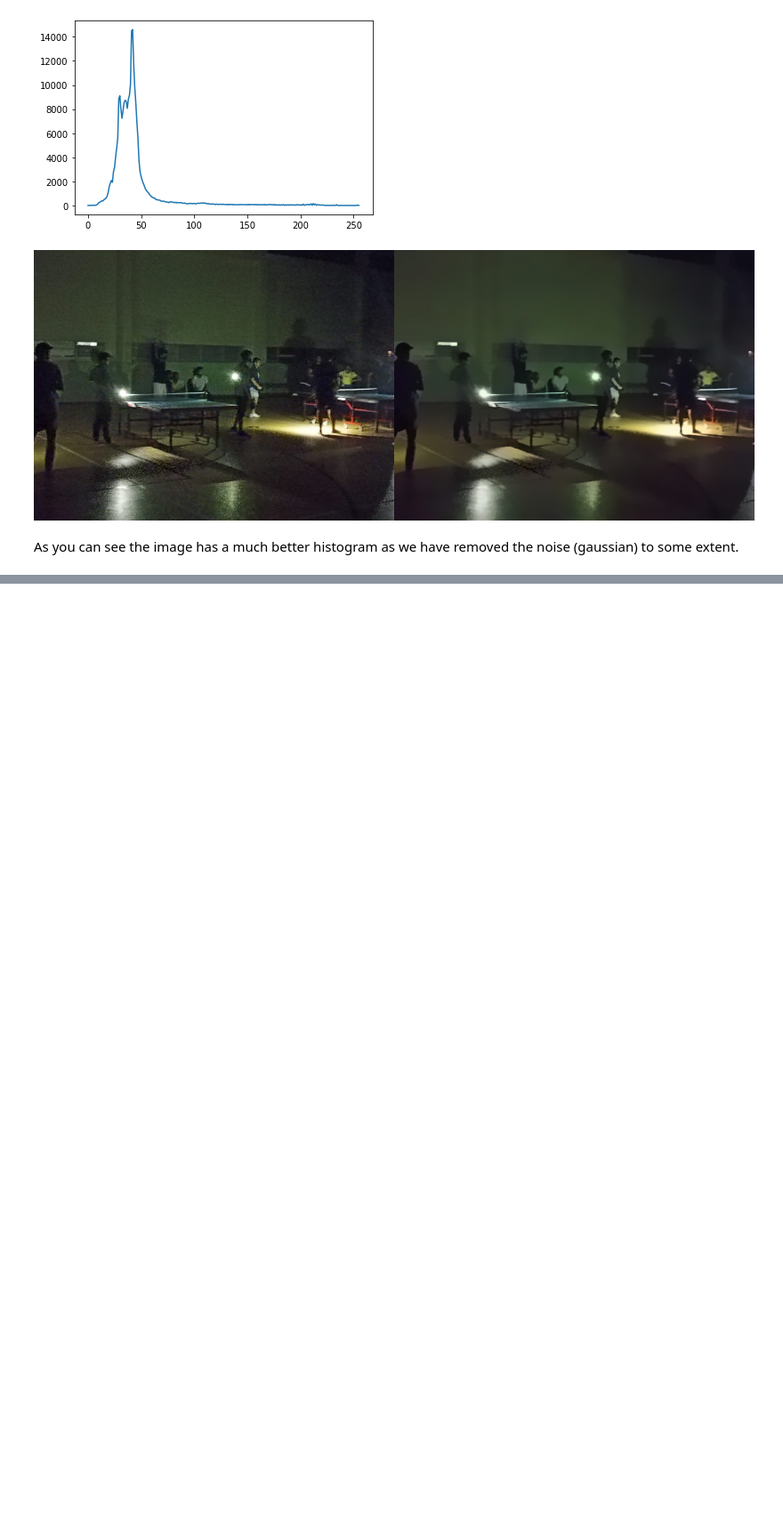
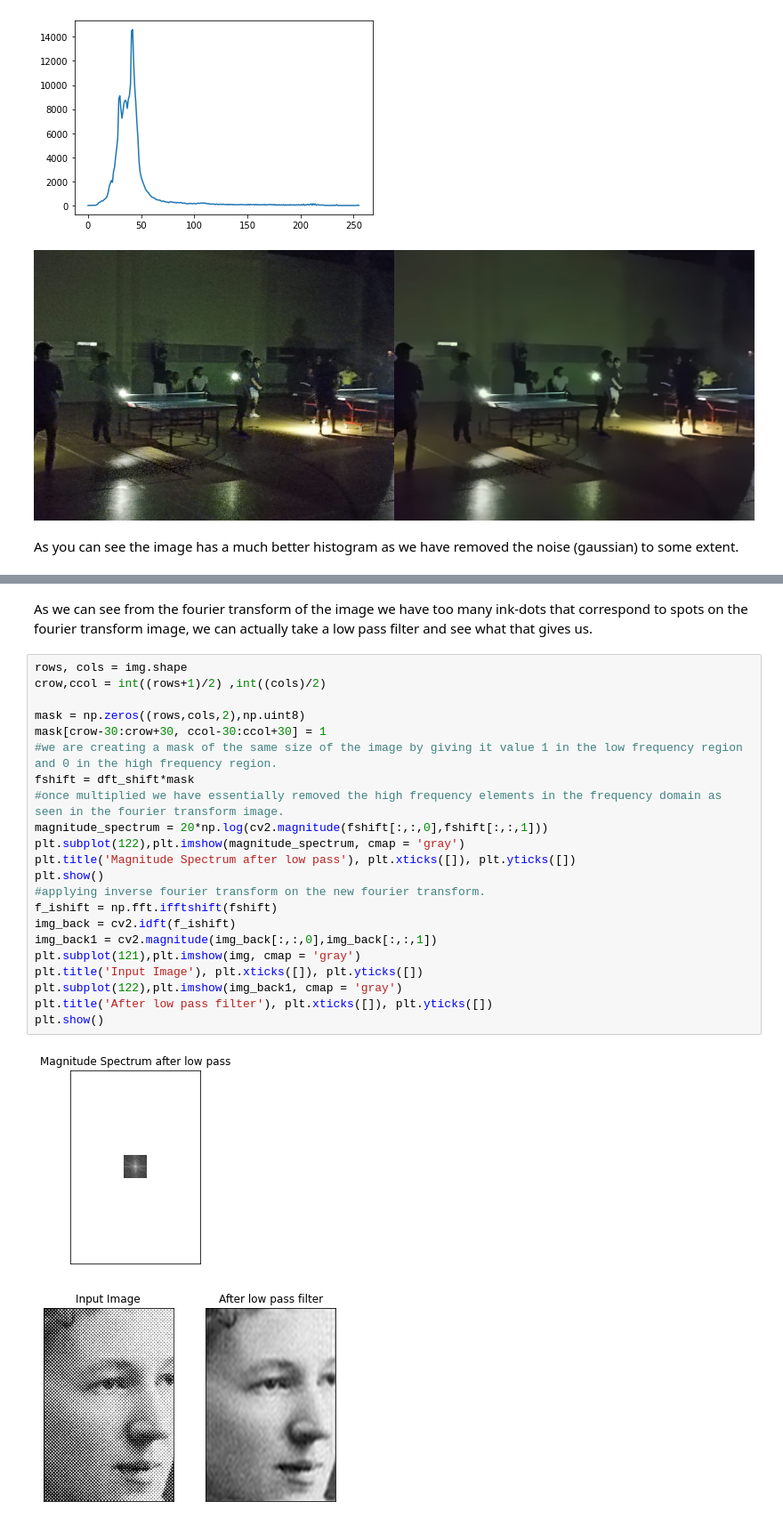
Before and after one commit to KaishvaShah/EE610_ImageProcessing, a Jupyter notebook: Assignment2.ipynb, the cells around one changed output, grey strips where cells are left out. Shown at 89% size. Cells and saved outputs as stored; diff of their text form; blank space fills up the shorter version.

```diff
--- a/Assignment2.ipynb
+++ b/Assignment2.ipynb
@@ -42,0 +80,27 @@ As you can see the image has a much better histogram as we have removed the nois
+# %% [markdown]
+As we can see from the fourier transform of the image we have too many ink-dots that correspond to spots on the fourier transform image, we can actually take a low pass filter and see what that gives us.
+# %%
+rows, cols = img.shape
+crow,ccol = int((rows+1)/2) ,int((cols)/2)
+
+mask = np.zeros((rows,cols,2),np.uint8)
+mask[crow-30:crow+30, ccol-30:ccol+30] = 1
+#we are creating a mask of the same size of the image by giving it value 1 in the low frequency region and 0 in the high frequency region.
+fshift = dft_shift*mask
+#once multiplied we have essentially removed the high frequency elements in the frequency domain as seen in the fourier transform image.
+magnitude_spectrum = 20*np.log(cv2.magnitude(fshift[:,:,0],fshift[:,:,1]))
+plt.subplot(122),plt.imshow(magnitude_spectrum, cmap = 'gray')
+plt.title('Magnitude Spectrum after low pass'), plt.xticks([]), plt.yticks([])
+plt.show()
+#applying inverse fourier transform on the new fourier transform.
+f_ishift = np.fft.ifftshift(fshift)
+img_back = cv2.idft(f_ishift)
+img_back1 = cv2.magnitude(img_back[:,:,0],img_back[:,:,1])
+plt.subplot(121),plt.imshow(img, cmap = 'gray')
+plt.title('Input Image'), plt.xticks([]), plt.yticks([])
+plt.subplot(122),plt.imshow(img_back1, cmap = 'gray')
+plt.title('After low pass filter'), plt.xticks([]), plt.yticks([])
+plt.show()
+# %% [output]
+[figure, added]
+[figure, added]
```
Also changed, not shown: parts of 10 cells of this notebook.
